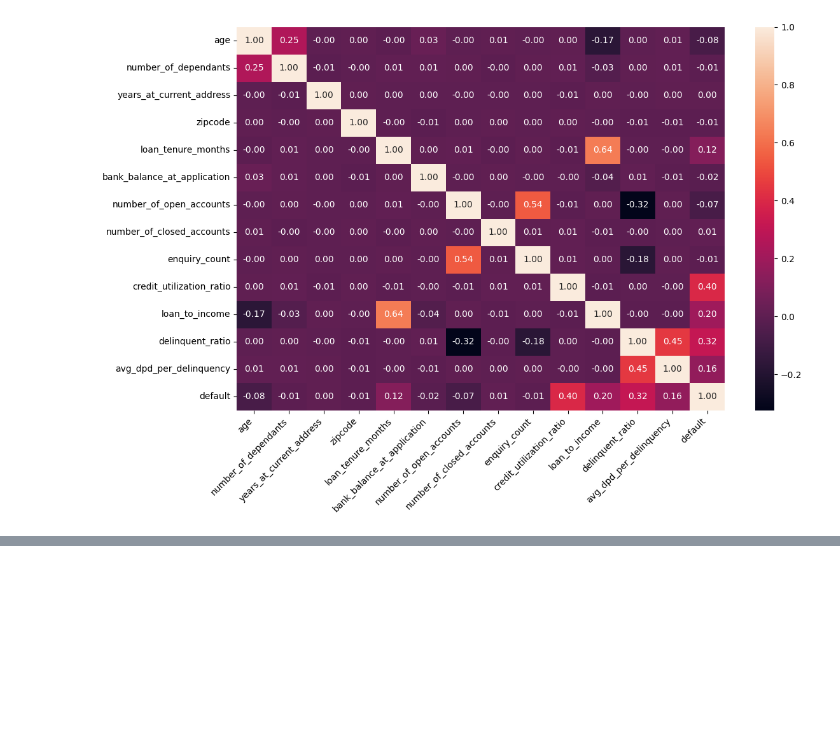
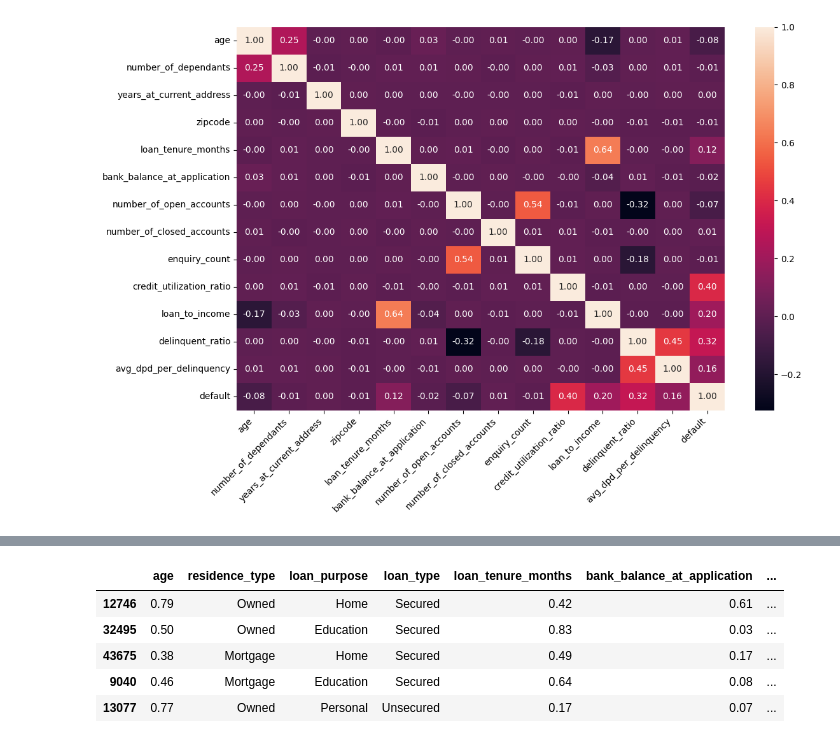
Before and after one commit to sumit-sah314/credit-risk-modeling, a Jupyter notebook: credit_risk_modeling.ipynb, the cells around one changed output, grey strips where cells are left out. Drawn from its saved outputs; the diff is of its cells as text; code cells hidden in the pictures; blank space fills up the shorter version.

```diff
--- a/credit_risk_modeling.ipynb
+++ b/credit_risk_modeling.ipynb
@@ -512,0 +603,3 @@ plt.show()
+# %%
+selected_features_iv = [feature for feature, iv in iv_vals.items() if iv > 0.02]
+selected_features_iv
@@ -512,0 +618,12 @@ plt.show()
+# %%
+X_train_reduced = X_train1[selected_features_iv]
+X_test_reduced = X_test[selected_features_iv]
+# %%
+X_train_reduced.head()
+# %% [output]
+|  | age | residence_type | loan_purpose | loan_type | loan_tenure_months | bank_balance_at_application | ... |
+| 12746 | 0.79 | Owned | Home | Secured | 0.42 | 0.61 | ... |
+| 32495 | 0.50 | Owned | Education | Secured | 0.83 | 0.03 | ... |
+| 43675 | 0.38 | Mortgage | Home | Secured | 0.49 | 0.17 | ... |
+| 9040 | 0.46 | Mortgage | Education | Secured | 0.64 | 0.08 | ... |
+| 13077 | 0.77 | Owned | Personal | Unsecured | 0.17 | 0.07 | ... |
```
Also changed, not shown: parts of 16 cells of this notebook.
